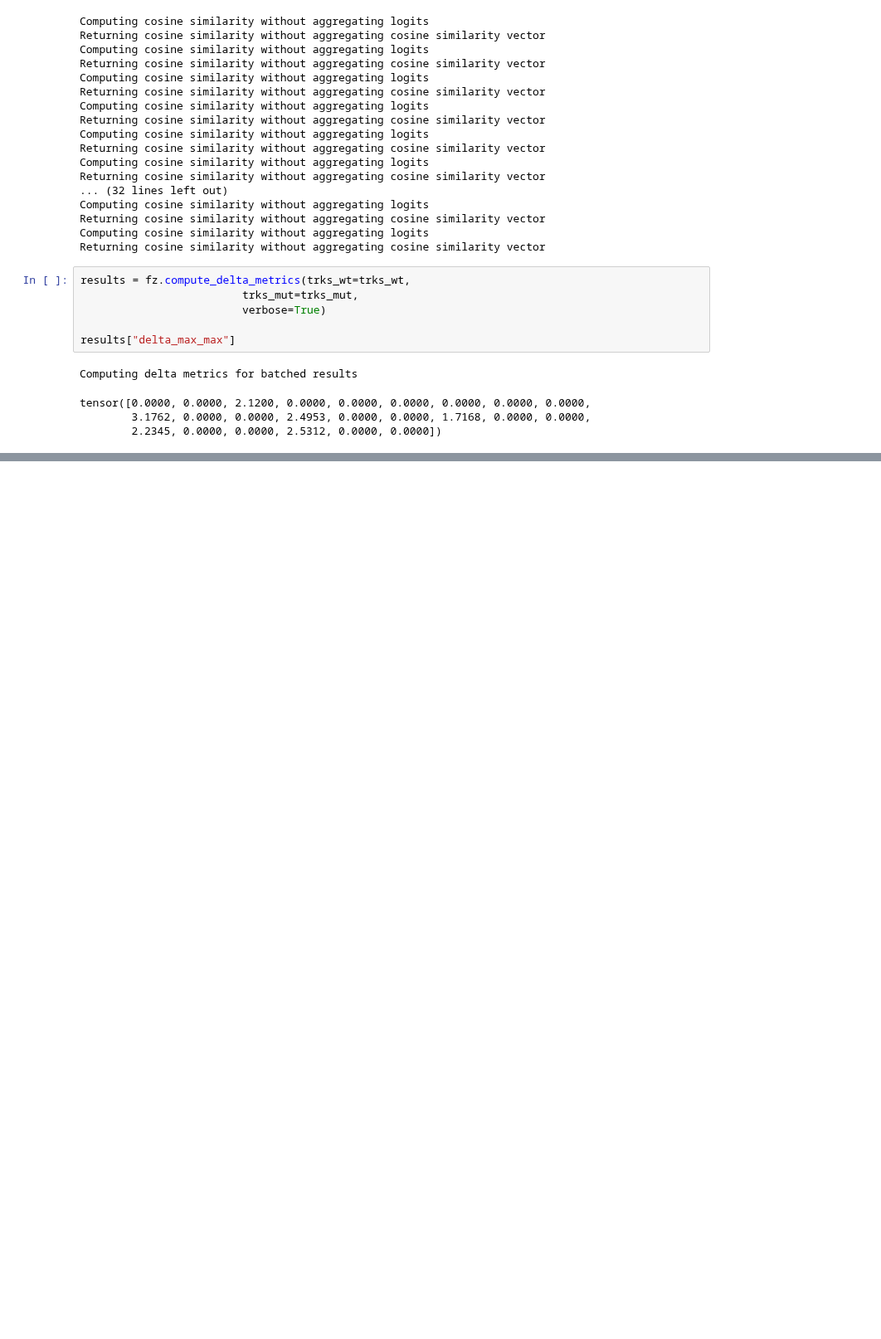
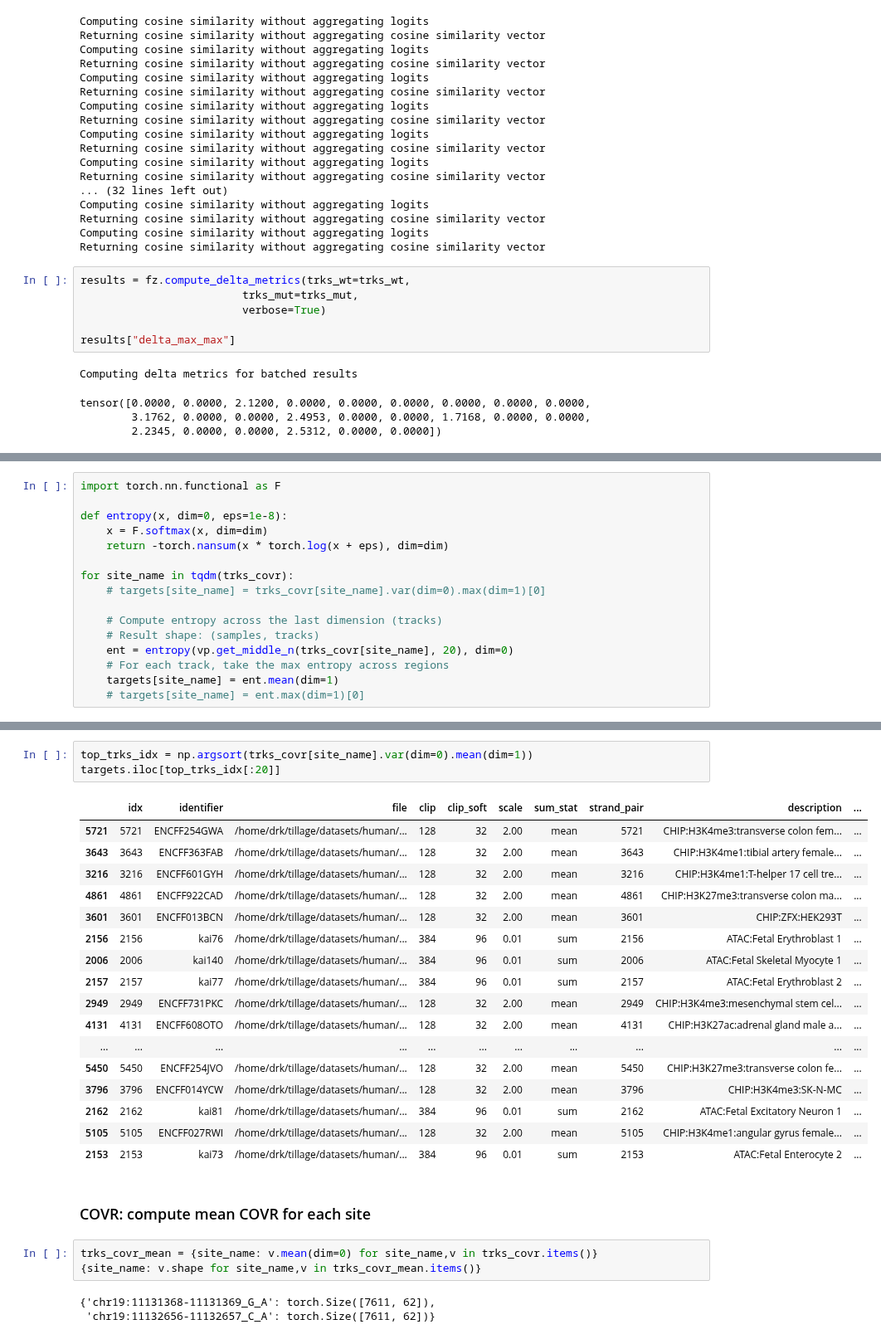
Before and after one commit to bschilder/VEP_DNA, a Jupyter notebook: notebooks/flashzoi.ipynb, the cells around one changed output, grey strips where cells are left out. Shown at 83% size. Drawn from its saved outputs; the diff is of its cells as text; blank space fills up the shorter version.

```diff
--- a/notebooks/flashzoi.ipynb
+++ b/notebooks/flashzoi.ipynb
@@ -706,0 +927,16 @@ array([[[1.29157249e-02, 1.24407355e-02, 7.79904053e-03, ...,
+# %%
+import torch.nn.functional as F
+
+def entropy(x, dim=0, eps=1e-8):
+    x = F.softmax(x, dim=dim)
+    return -torch.nansum(x * torch.log(x + eps), dim=dim)
+
+for site_name in tqdm(trks_covr):
+    # targets[site_name] = trks_covr[site_name].var(dim=0).max(dim=1)[0]
+
+    # Compute entropy across the last dimension (tracks)
+    # Result shape: (samples, tracks)
+    ent = entropy(vp.get_middle_n(trks_covr[site_name], 20), dim=0)
+    # For each track, take the max entropy across regions
+    targets[site_name] = ent.mean(dim=1)
+    # targets[site_name] = ent.max(dim=1)[0]
@@ -706,0 +1048,29 @@ array([[[1.29157249e-02, 1.24407355e-02, 7.79904053e-03, ...,
+# %%
+top_trks_idx = np.argsort(trks_covr[site_name].var(dim=0).mean(dim=1))
+targets.iloc[top_trks_idx[:20]]
+# %% [output]
+|  | idx | identifier | file | clip | clip_soft | scale | sum_stat | strand_pair | description | ... |
+| 5721 | 5721 | ENCFF254GWA | /home/drk/tillage/datasets/human/... | 128 | 32 | 2.00 | mean | 5721 | CHIP:H3K4me3:transverse colon fem... | ... |
+| 3643 | 3643 | ENCFF363FAB | /home/drk/tillage/datasets/human/... | 128 | 32 | 2.00 | mean | 3643 | CHIP:H3K4me1:tibial artery female... | ... |
+| 3216 | 3216 | ENCFF601GYH | /home/drk/tillage/datasets/human/... | 128 | 32 | 2.00 | mean | 3216 | CHIP:H3K4me1:T-helper 17 cell tre... | ... |
+| 4861 | 4861 | ENCFF922CAD | /home/drk/tillage/datasets/human/... | 128 | 32 | 2.00 | mean | 4861 | CHIP:H3K27me3:transverse colon ma... | ... |
+| 3601 | 3601 | ENCFF013BCN | /home/drk/tillage/datasets/human/... | 128 | 32 | 2.00 | mean | 3601 | CHIP:ZFX:HEK293T | ... |
+| 2156 | 2156 | kai76 | /home/drk/tillage/datasets/human/... | 384 | 96 | 0.01 | sum | 2156 | ATAC:Fetal Erythroblast 1 | ... |
+| 2006 | 2006 | kai140 | /home/drk/tillage/datasets/human/... | 384 | 96 | 0.01 | sum | 2006 | ATAC:Fetal Skeletal Myocyte 1 | ... |
+| 2157 | 2157 | kai77 | /home/drk/tillage/datasets/human/... | 384 | 96 | 0.01 | sum | 2157 | ATAC:Fetal Erythroblast 2 | ... |
+| 2949 | 2949 | ENCFF731PKC | /home/drk/tillage/datasets/human/... | 128 | 32 | 2.00 | mean | 2949 | CHIP:H3K4me3:mesenchymal stem cel... | ... |
+| 4131 | 4131 | ENCFF608OTO | /home/drk/tillage/datasets/human/... | 128 | 32 | 2.00 | mean | 4131 | CHIP:H3K27ac:adrenal gland male a... | ... |
+| ... | ... | ... | ... | ... | ... | ... | ... | ... | ... | ... |
+| 5450 | 5450 | ENCFF254JVO | /home/drk/tillage/datasets/human/... | 128 | 32 | 2.00 | mean | 5450 | CHIP:H3K27me3:transverse colon fe... | ... |
+| 3796 | 3796 | ENCFF014YCW | /home/drk/tillage/datasets/human/... | 128 | 32 | 2.00 | mean | 3796 | CHIP:H3K4me3:SK-N-MC | ... |
+| 2162 | 2162 | kai81 | /home/drk/tillage/datasets/human/... | 384 | 96 | 0.01 | sum | 2162 | ATAC:Fetal Excitatory Neuron 1 | ... |
+| 5105 | 5105 | ENCFF027RWI | /home/drk/tillage/datasets/human/... | 128 | 32 | 2.00 | mean | 5105 | CHIP:H3K4me1:angular gyrus female... | ... |
+| 2153 | 2153 | kai73 | /home/drk/tillage/datasets/human/... | 384 | 96 | 0.01 | sum | 2153 | ATAC:Fetal Enterocyte 2 | ... |
+# %% [markdown]
+### COVR: compute mean COVR for each site
+# %%
+trks_covr_mean = {site_name: v.mean(dim=0) for site_name,v in trks_covr.items()}
+{site_name: v.shape for site_name,v in trks_covr_mean.items()}
+# %% [output]
+{'chr19:11131368-11131369_G_A': torch.Size([7611, 62]),
+ 'chr19:11132656-11132657_C_A': torch.Size([7611, 62])}
```
Also changed, not shown: parts of 35 cells of this notebook, 18 other files.
